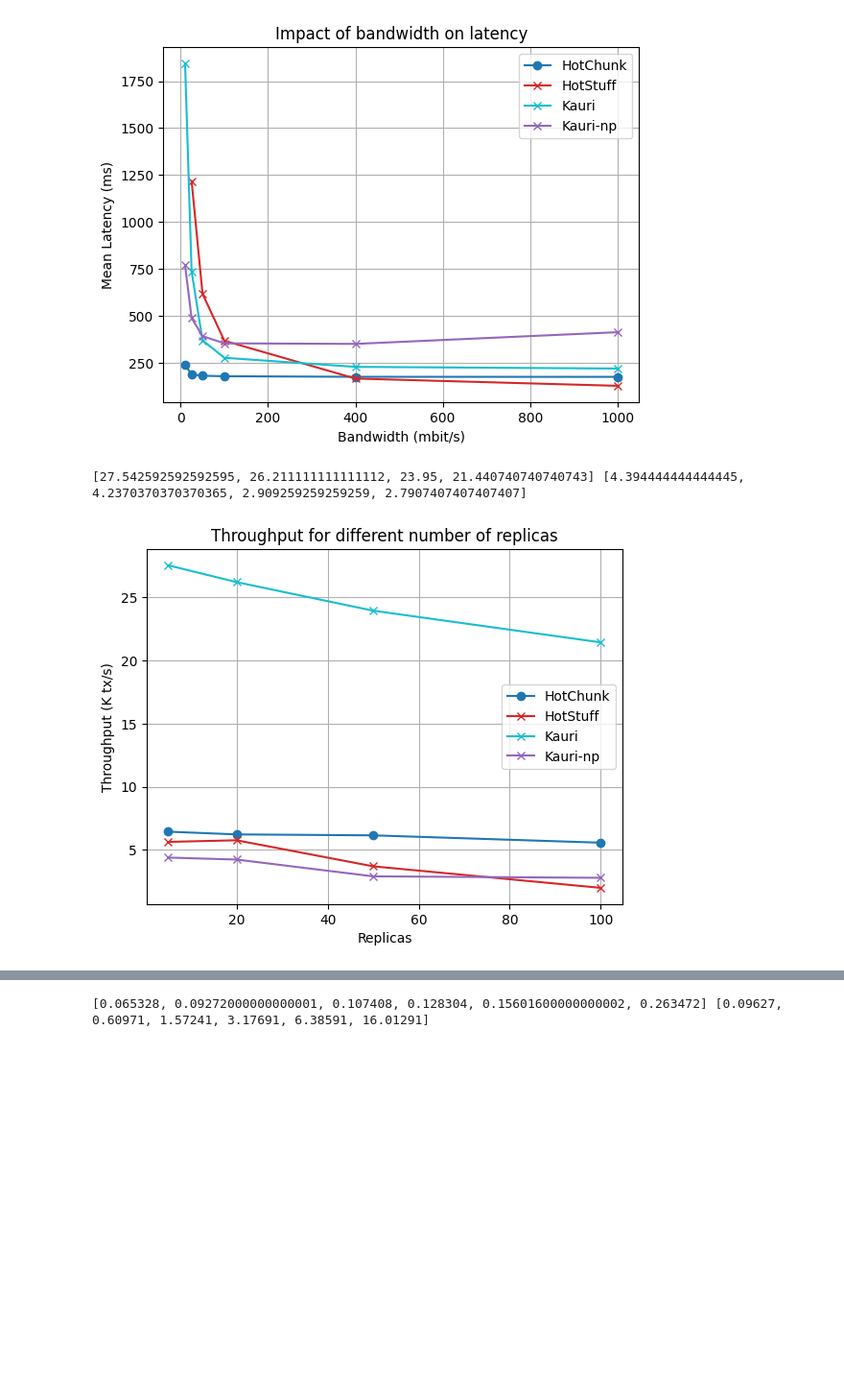
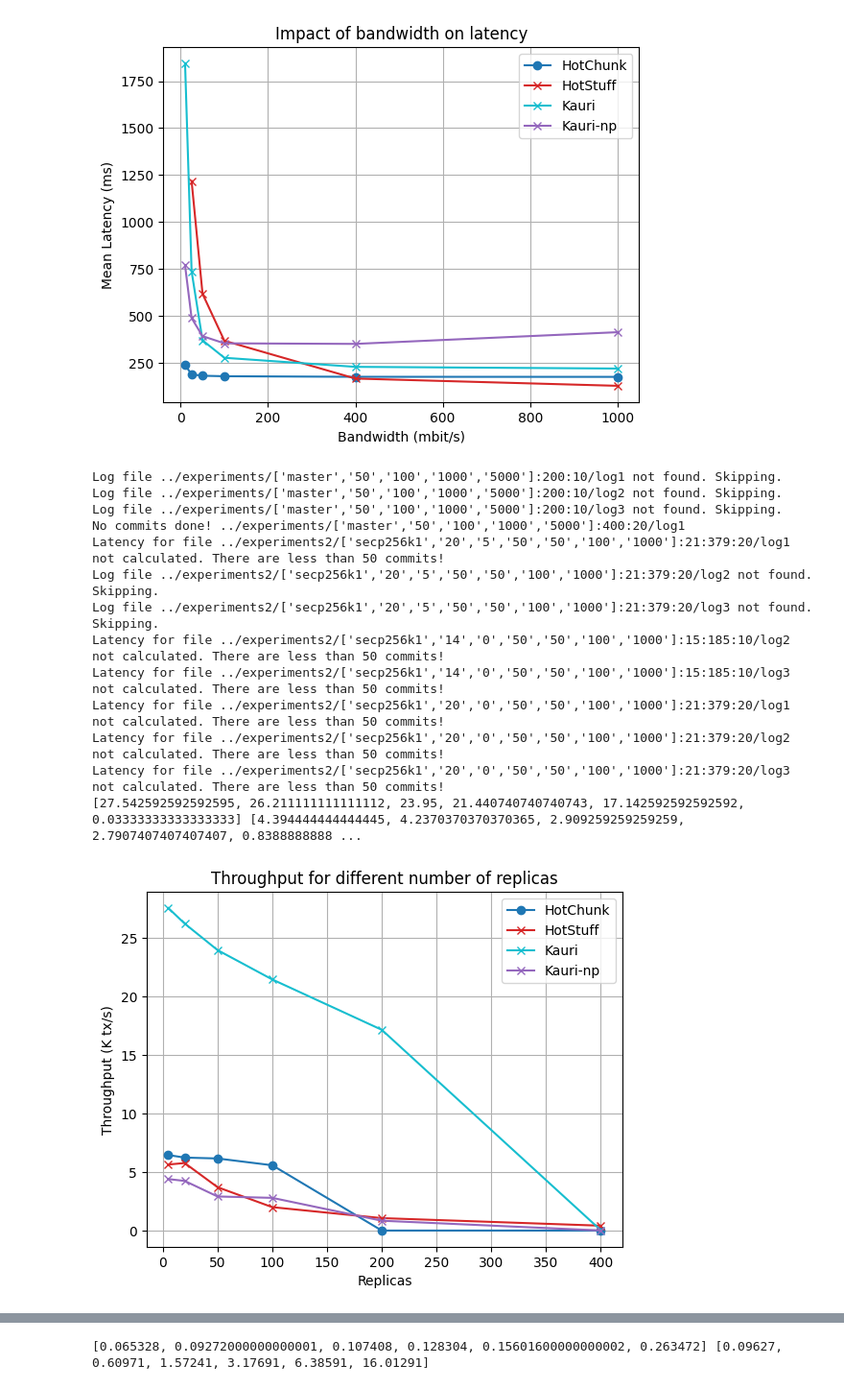
Before and after one commit to Fabr-ce/libhotchunk, a Jupyter notebook: scripts/Evaluation.ipynb, the cells around one changed output, grey strips where cells are left out. Shown at 96% size. Drawn from its saved outputs; the diff is of its cells as text; code cells hidden in the pictures; blank space fills up the shorter version.

```diff
--- a/scripts/Evaluation.ipynb
+++ b/scripts/Evaluation.ipynb
@@ -224,7 +224,7 @@ Latency for file ../experiments/['hotstuff','50','10','1000','5000']:100:5/log3
 # throughput over nr.of replicas
 
 
-nr_replicas = [5, 20, 50, 100, 200]
+nr_replicas = [5, 20, 50, 100, 200, 400]
 hotstuff_config = [1, 5, 3, 5, 10, 20]
 kauri_config = [(2, 3, 2 ,1), (5, 6, 14, 3), (7, 8, 42, 3), (10, 11, 89, 5), (14, 15, 185, 10), (20, 21, 379, 20)]
 
@@ -250,32 +250,44 @@ for branch in branches:
 print(throughput["kauri"], throughput["kauri-np"])
 plt.plot(nr_replicas, throughput["master"], marker='o', linestyle='-', color='tab:blue', label='HotChunk')
 plt.plot(nr_replicas, throughput["hotstuff"], marker='x', linestyle='-', color='tab:red', label='HotStuff')
 plt.plot(nr_replicas, throughput["kauri"], marker='x', linestyle='-', color='tab:cyan', label='Kauri')
 plt.plot(nr_replicas, throughput["kauri-np"], marker='x', linestyle='-', color='tab:purple', label='Kauri-np')
 
 plt.xlabel('Replicas')
 plt.ylabel('Throughput (K tx/s)')
 plt.title('Throughput for different number of replicas')
 
 plt.legend()
 plt.grid()
 
 plt.show()
 
 plt.plot(nr_replicas, latency["master"], marker='o', linestyle='-', color='tab:blue', label='HotChunk')
 plt.plot(nr_replicas, latency["hotstuff"], marker='x', linestyle='-', color='tab:red', label='HotStuff')
 plt.plot(nr_replicas, latency["kauri"], marker='x', linestyle='-', color='tab:cyan', label='Kauri')
 plt.plot(nr_replicas, latency["kauri-np"], marker='x', linestyle='-', color='tab:purple', label='Kauri-np')
 
 
 plt.xlabel('Replicas')
 plt.ylabel('Mean Latency (ms)')
 plt.title('Latency for different number of replicas')
 
 plt.legend()
 plt.grid()
 
 plt.show()
 # %% [output]
-[27.542592592592595, 26.211111111111112, 23.95, 21.440740740740743] [4.394444444444445, 4.2370370370370365, 2.909259259259259, 2.7907407407407407]
+Log file ../experiments/['master','50','100','1000','5000']:200:10/log1 not found. Skipping.
+Log file ../experiments/['master','50','100','1000','5000']:200:10/log2 not found. Skipping.
+Log file ../experiments/['master','50','100','1000','5000']:200:10/log3 not found. Skipping.
+No commits done! ../experiments/['master','50','100','1000','5000']:400:20/log1
+Latency for file ../experiments2/['secp256k1','20','5','50','50','100','1000']:21:379:20/log1 not calculated. There are less than 50 commits!
+Log file ../experiments2/['secp256k1','20','5','50','50','100','1000']:21:379:20/log2 not found. Skipping.
+Log file ../experiments2/['secp256k1','20','5','50','50','100','1000']:21:379:20/log3 not found. Skipping.
+Latency for file ../experiments2/['secp256k1','14','0','50','50','100','1000']:15:185:10/log2 not calculated. There are less than 50 commits!
+Latency for file ../experiments2/['secp256k1','14','0','50','50','100','1000']:15:185:10/log3 not calculated. There are less than 50 commits!
+Latency for file ../experiments2/['secp256k1','20','0','50','50','100','1000']:21:379:20/log1 not calculated. There are less than 50 commits!
+Latency for file ../experiments2/['secp256k1','20','0','50','50','100','1000']:21:379:20/log2 not calculated. There are less than 50 commits!
+Latency for file ../experiments2/['secp256k1','20','0','50','50','100','1000']:21:379:20/log3 not calculated. There are less than 50 commits!
+[27.542592592592595, 26.211111111111112, 23.95, 21.440740740740743, 17.142592592592592, 0.03333333333333333] [4.394444444444445, 4.2370370370370365, 2.909259259259259, 2.7907407407407407, 0.8388888888 ...
-[figure, old version]
+[figure, new version]
```
Also changed, not shown: parts of 1 cell of this notebook, 11 other files.
